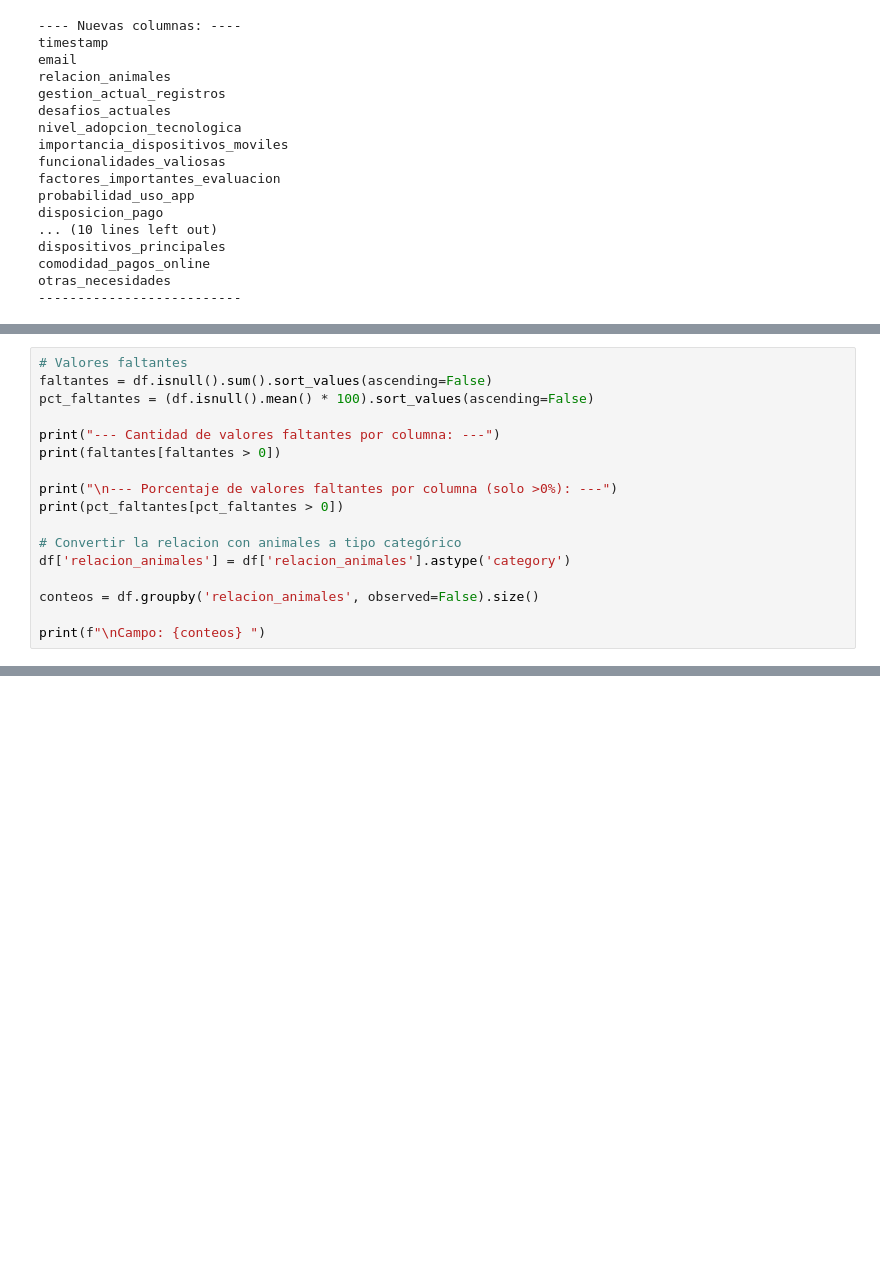
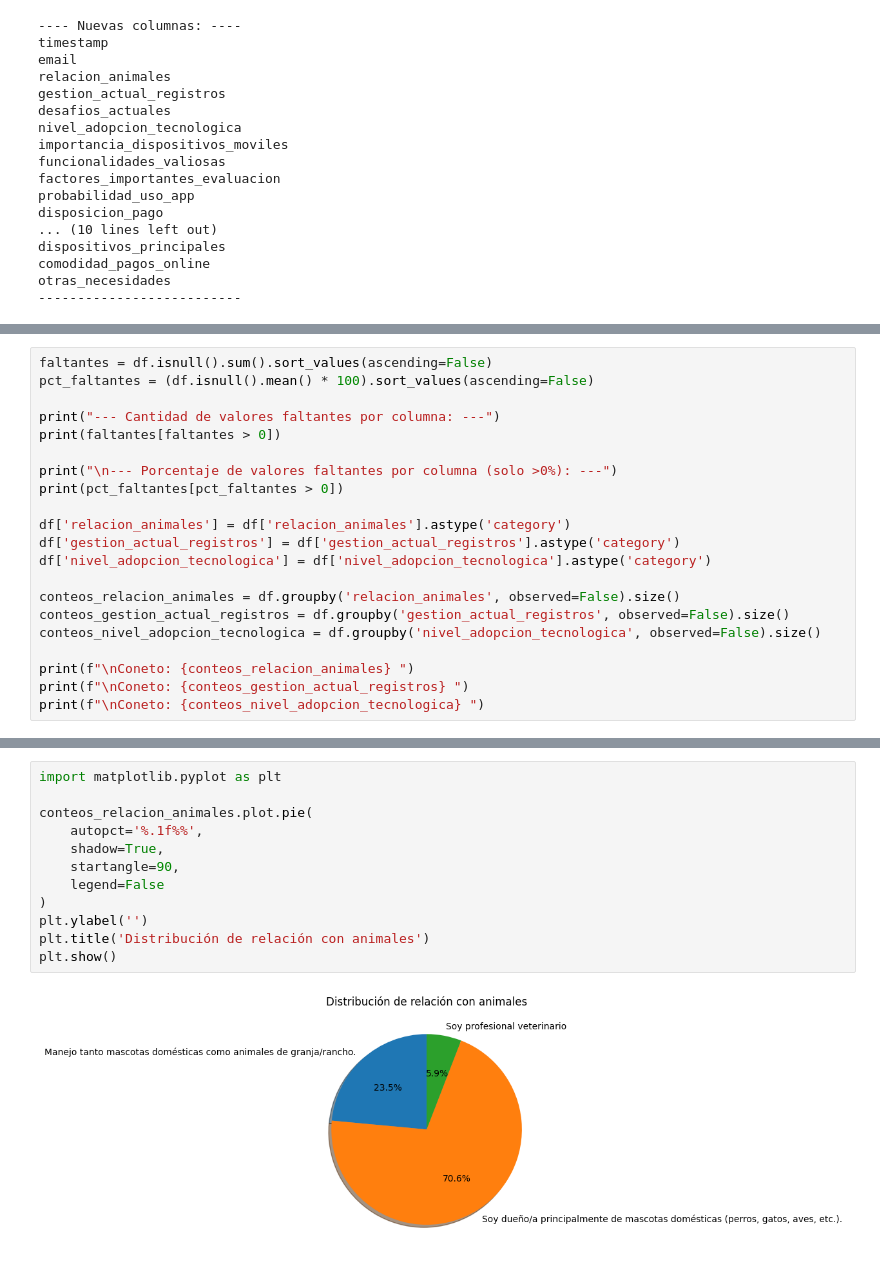
Before and after one commit to betooxx-dev/md-vetzoone, a Jupyter notebook: notebook_main.ipynb, the cells around one changed output, grey strips where cells are left out. Cells and saved outputs as stored; diff of their text form; blank space fills up the shorter version.

```diff
--- a/notebook_main.ipynb
+++ b/notebook_main.ipynb
@@ -126,5 +142,4 @@ otras_necesidades
 # %%
-# Valores faltantes
 faltantes = df.isnull().sum().sort_values(ascending=False)
 pct_faltantes = (df.isnull().mean() * 100).sort_values(ascending=False)
 
@@ -134,12 +149,17 @@ print(faltantes[faltantes > 0])
 print("\n--- Porcentaje de valores faltantes por columna (solo >0%): ---")
 print(pct_faltantes[pct_faltantes > 0])
 
-# Convertir la relacion con animales a tipo categórico
 df['relacion_animales'] = df['relacion_animales'].astype('category')
+df['gestion_actual_registros'] = df['gestion_actual_registros'].astype('category')
+df['nivel_adopcion_tecnologica'] = df['nivel_adopcion_tecnologica'].astype('category')
 
-conteos = df.groupby('relacion_animales', observed=False).size()
+conteos_relacion_animales = df.groupby('relacion_animales', observed=False).size()
+conteos_gestion_actual_registros = df.groupby('gestion_actual_registros', observed=False).size()
+conteos_nivel_adopcion_tecnologica = df.groupby('nivel_adopcion_tecnologica', observed=False).size()
 
-print(f"\nCampo: {conteos} ")
+print(f"\nConeto: {conteos_relacion_animales} ")
+print(f"\nConeto: {conteos_gestion_actual_registros} ")
+print(f"\nConeto: {conteos_nivel_adopcion_tecnologica} ")
 # %% [output]
 --- Cantidad de valores faltantes por columna: ---
 otras_necesidades    10
@@ -156,0 +187,14 @@ dtype: int64
+# %%
+import matplotlib.pyplot as plt
+
+conteos_relacion_animales.plot.pie(
+    autopct='%.1f%%',
+    shadow=True,
+    startangle=90,
+    legend=False
+)
+plt.ylabel('')
+plt.title('Distribución de relación con animales')
+plt.show()
+# %% [output]
+[figure, added]
```
Also changed, not shown: parts of 25 cells of this notebook, 1 other file.
